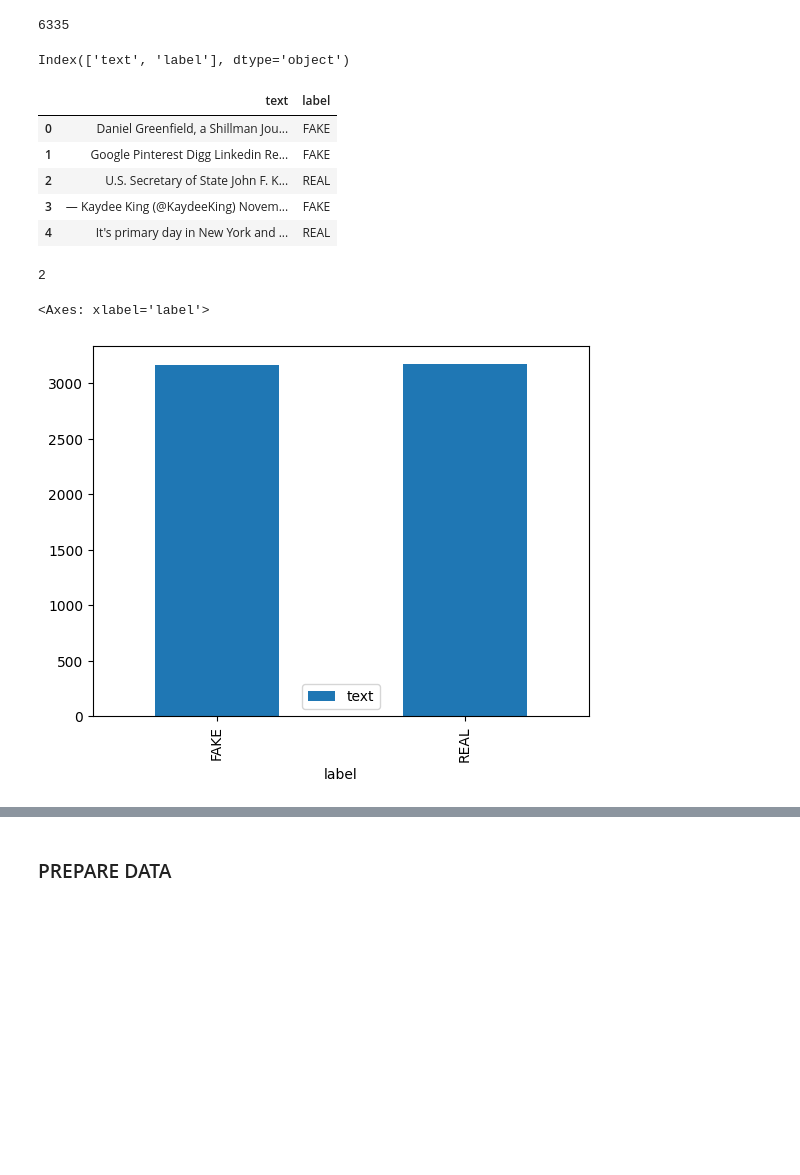
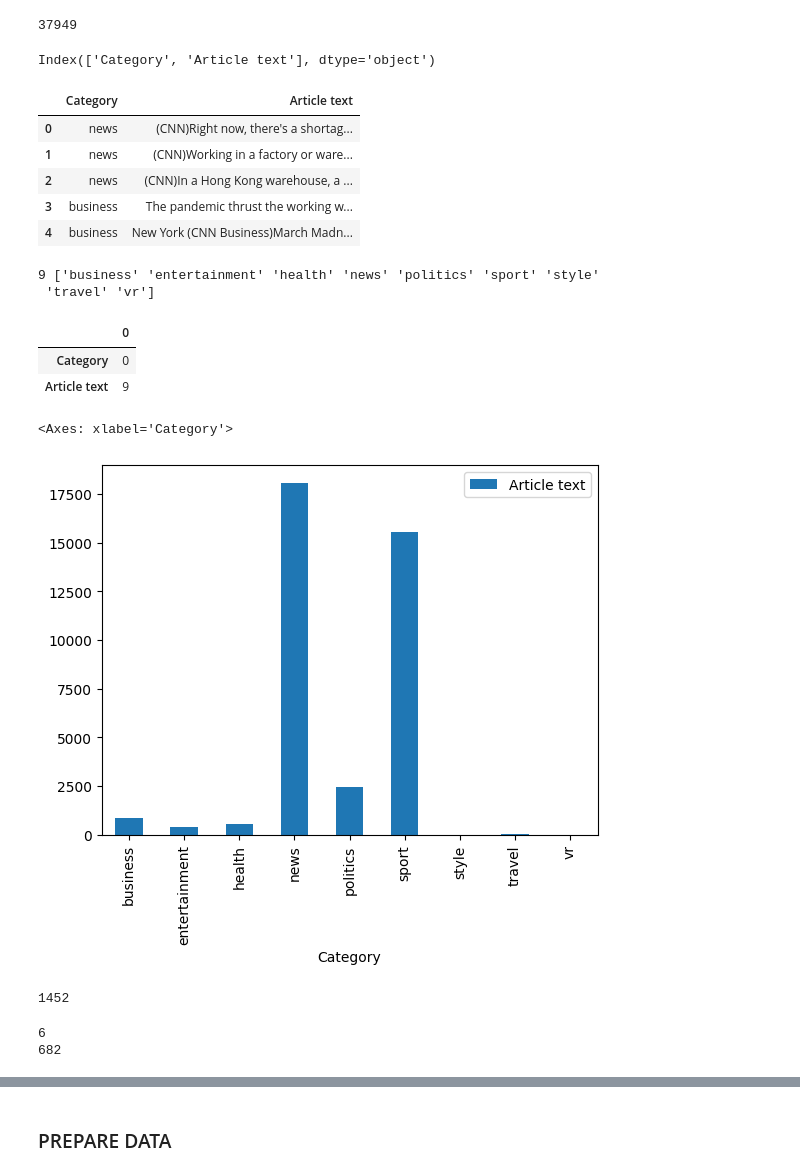
Before and after one commit to Raum27/nlp_project, a Jupyter notebook: Untitled.ipynb, the cells around one changed output, grey strips where cells are left out. Saved outputs shown, nothing was run; the diff lists cells and outputs as text; code cells hidden in the pictures; blank space fills up the shorter version.

```diff
--- a/Untitled.ipynb
+++ b/Untitled.ipynb
@@ -17,29 +18,77 @@ from gensim.parsing.preprocessing import remove_stopwords
 # %%
-df = pd.read_csv(r'fake_or_real_news.csv',usecols=['text', 'label'])
+# df = pd.read_csv(r'fake_or_real_news.csv',usecols=['text', 'label'])
+df = pd.read_csv(r'CNN_Articels_clean.csv',usecols=['Category','Article text'])
 # %%
 len(df)
 # %% [output]
-6335
+37949
 # %%
 df.keys()
 # %% [output]
-Index(['text', 'label'], dtype='object')
+Index(['Category', 'Article text'], dtype='object')
 # %%
 df.head()
 # %% [output]
-|  | text | label |
-| 0 | Daniel Greenfield, a Shillman Jou... | FAKE |
-| 1 | Google Pinterest Digg Linkedin Re... | FAKE |
-| 2 | U.S. Secretary of State John F. K... | REAL |
-| 3 | — Kaydee King (@KaydeeKing) Novem... | FAKE |
-| 4 | It's primary day in New York and ... | REAL |
+|  | Category | Article text |
+| 0 | news | (CNN)Right now, there's a shortag... |
+| 1 | news | (CNN)Working in a factory or ware... |
+| 2 | news | (CNN)In a Hong Kong warehouse, a ... |
+| 3 | business | The pandemic thrust the working w... |
+| 4 | business | New York (CNN Business)March Madn... |
 # %%
-key_data = np.unique(df['label'])
-print(len(key_data))
+# key_data = np.unique(df['label'])
+# print(len(key_data))
+
+#cnn
+key_data = np.unique(df['Category'])
+print(len(key_data),key_data)
+df.isnull().sum().to_frame()
 # %% [output]
-2
+9 ['business' 'entertainment' 'health' 'news' 'politics' 'sport' 'style'
+ 'travel' 'vr']
+|  | 0 |
+| Category | 0 |
+| Article text | 9 |
 # %%
-df.groupby('label').count().plot(kind='bar')
+# df.groupby('label').count().plot(kind='bar')
+
+# one hot แทน ตำแน่งคำที่เจอ
+# count จะแทนตำแหน่งที่เจอด้วยการนับของคำในตำแน่งนั้น
+#  tf-idf จะให้ค่าเหลือน้อยๆ กับคำที่เจอในเอกสารบ่อยๆ
+# ก่อน word เราจะทำสรา้งตารางตำแหน่งของคำที่พบก่อนแล้วแพดดิ้งในประโยคเพราะว่าจำนวนประโยคไม่เท่ากัน(columns for train) แต่ปัญหาคือมันจะไม่สื่อความหมายเลยต้องทำ word2vect
+
+#cnn
+df.groupby('Category').count().plot(kind='bar')
 # %% [output]
-<Axes: xlabel='label'>
+<Axes: xlabel='Category'>
-[figure, old version]
+[figure, new version]
+# %%
+entertainment=df[df['Category']=='entertainment'].count()[0]
+business=df[df['Category']=='business'].count()[0]
+health=df[df['Category']=='health'].count()[0]
+ths = int(entertainment+business+health/3)
+# print(ths)
+# %% [output]
+1452
+# %%
+arr = []
+for i in np.unique(df['Category']):
+    data = df[df['Category']==i].values
+    if len(data)>ths:
+
+        x = np.random.randint(low=29, high=61, size=1)[0]
+        random.shuffle(data)
+        ran = int(ths-(ths*x/100))
+        if(ran>800):
+            ran -= 200
+
+        arr.append(data[:ran])
+        continue
+    if (len(data)<413):
+        continue
+    arr.append(data)
+# print(len(arr))
+# print(arr[3].shape[0])
+# %% [output]
+6
+682
```
Also changed, not shown: parts of 38 cells of this notebook, 1 other file.
